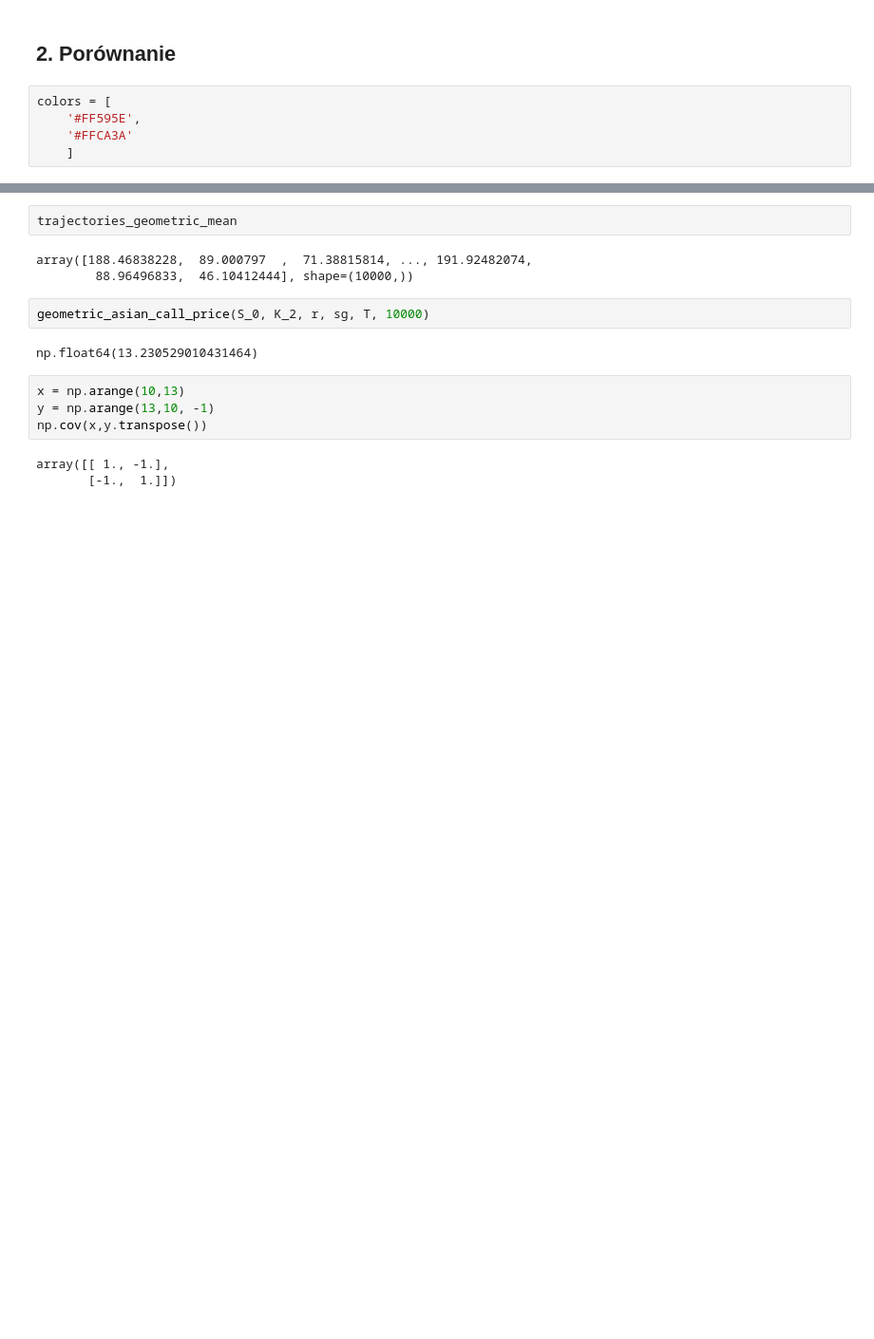
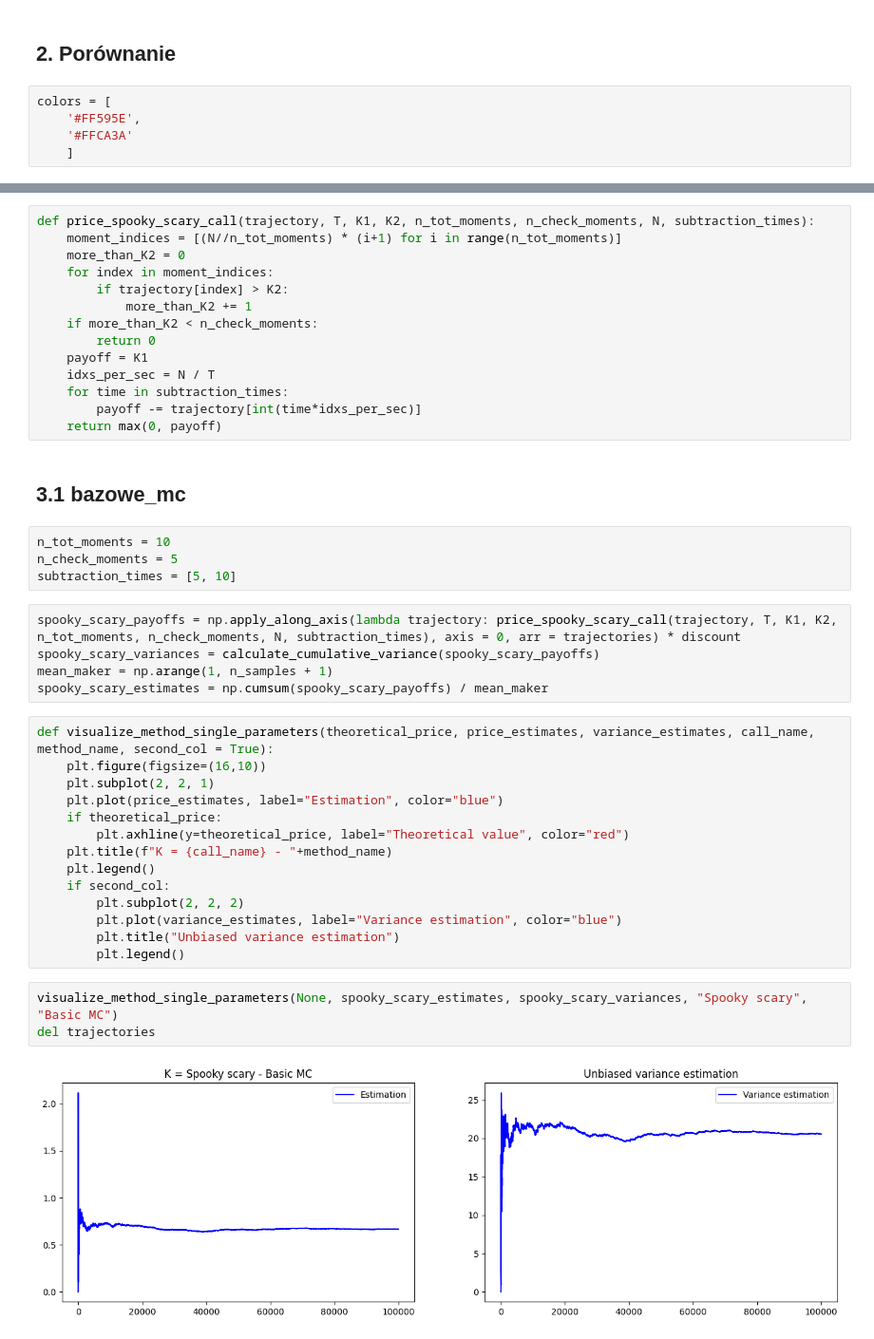
Before and after one commit to AntoniKingston/WdMF, a Jupyter notebook: Lab6/lab6.ipynb, the cells around one changed output, grey strips where cells are left out. Shown at 95% size. Drawn from its saved outputs; the diff is of its cells as text; blank space fills up the shorter version.

```diff
--- a/Lab6/lab6.ipynb
+++ b/Lab6/lab6.ipynb
@@ -574,16 +598,44 @@ plt.show()
+# %%
+def price_spooky_scary_call(trajectory, T, K1, K2, n_tot_moments, n_check_moments, N, subtraction_times):
+    moment_indices = [(N//n_tot_moments) * (i+1) for i in range(n_tot_moments)]
+    more_than_K2 = 0
+    for index in moment_indices:
+        if trajectory[index] > K2:
+            more_than_K2 += 1
+    if more_than_K2 < n_check_moments:
+        return 0
+    payoff = K1
+    idxs_per_sec = N / T
+    for time in subtraction_times:
+        payoff -= trajectory[int(time*idxs_per_sec)]
+    return max(0, payoff)
+# %% [markdown]
+## 3.1 bazowe_mc
+# %%
+n_tot_moments = 10
+n_check_moments = 5
+subtraction_times = [5, 10]
 # %%
-trajectories_geometric_mean
+spooky_scary_payoffs = np.apply_along_axis(lambda trajectory: price_spooky_scary_call(trajectory, T, K1, K2, n_tot_moments, n_check_moments, N, subtraction_times), axis = 0, arr = trajectories) * discount
+spooky_scary_variances = calculate_cumulative_variance(spooky_scary_payoffs)
+mean_maker = np.arange(1, n_samples + 1)
+spooky_scary_estimates = np.cumsum(spooky_scary_payoffs) / mean_maker
-# %% [output]
-array([188.46838228,  89.000797  ,  71.38815814, ..., 191.92482074,
-        88.96496833,  46.10412444], shape=(10000,))
 # %%
-geometric_asian_call_price(S_0, K_2, r, sg, T, 10000)
+def visualize_method_single_parameters(theoretical_price, price_estimates, variance_estimates, call_name, method_name, second_col = True):
+    plt.figure(figsize=(16,10))
+    plt.subplot(2, 2, 1)
+    plt.plot(price_estimates, label="Estimation", color="blue")
+    if theoretical_price:
+        plt.axhline(y=theoretical_price, label="Theoretical value", color="red")
+    plt.title(f"K = {call_name} - "+method_name)
+    plt.legend()
+    if second_col:
+        plt.subplot(2, 2, 2)
+        plt.plot(variance_estimates, label="Variance estimation", color="blue")
+        plt.title("Unbiased variance estimation")
+        plt.legend()
-# %% [output]
-np.float64(13.230529010431464)
 # %%
-x = np.arange(10,13)
-y = np.arange(13,10, -1)
-np.cov(x,y.transpose())
+visualize_method_single_parameters(None, spooky_scary_estimates, spooky_scary_variances, "Spooky scary", "Basic MC")
+del trajectories
 # %% [output]
-array([[ 1., -1.],
-       [-1.,  1.]])
+[figure, added]
```
Also changed, not shown: parts of 23 cells of this notebook.
